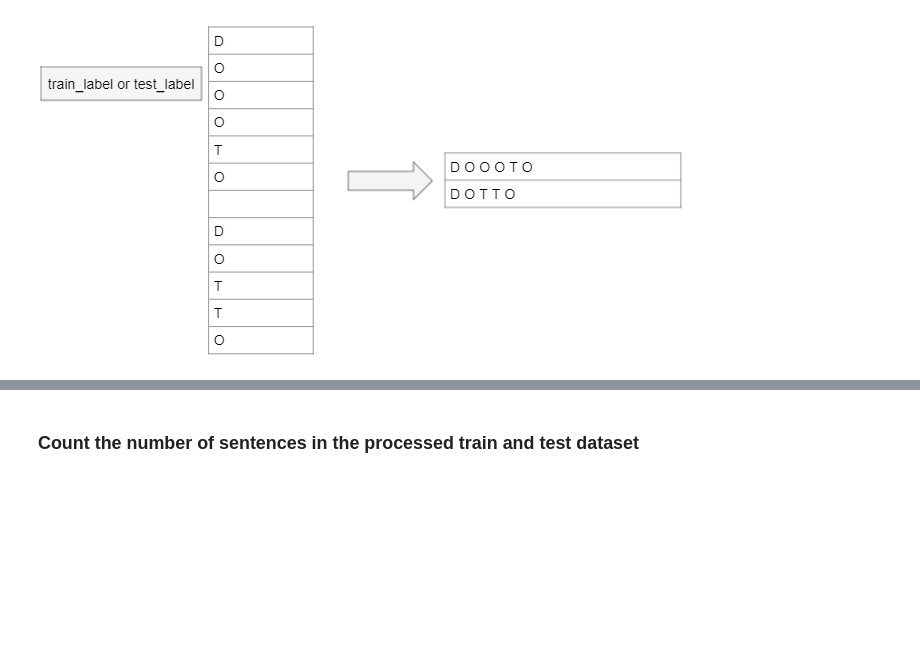
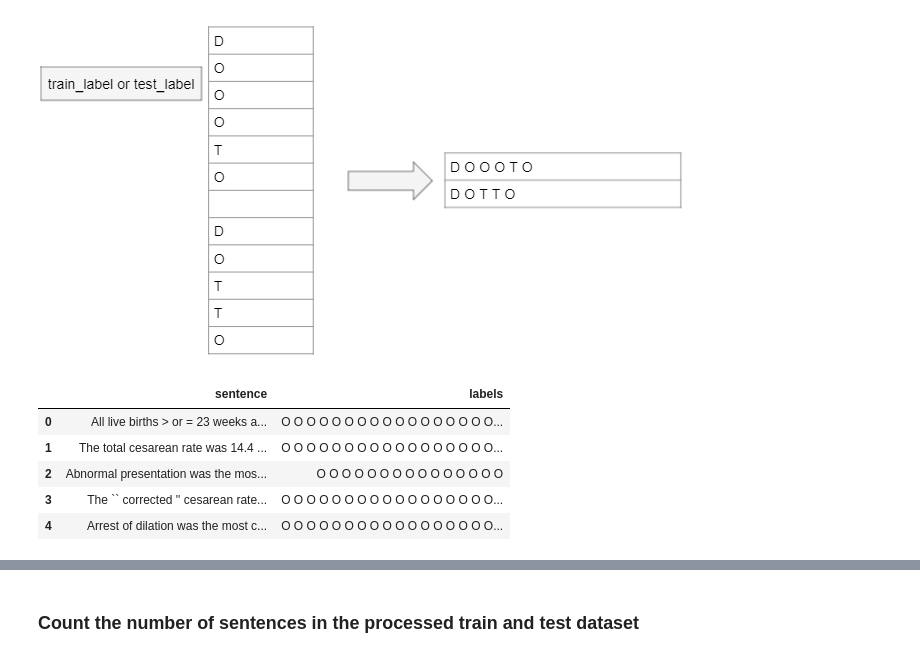
Before and after one commit to ayanmitra2021/NLP_Assignment, a Jupyter notebook: Assignment.ipynb, the cells around one changed output, grey strips where cells are left out. Cells and saved outputs as stored; diff of their text form; code cells hidden in the pictures; blank space fills up the shorter version.

```diff
--- a/Assignment.ipynb
+++ b/Assignment.ipynb
@@ -25,3 +43,54 @@ The dataset provided is in the form of one word per line. Let's understand the f
 ![image.png](embedded-picture-1)
 
 ![image.png](embedded-picture-2)
+# %%
+# create a function that returns a panda dataset with the two columns.
+# first column contains the complete sentence, while the second column contains the lables associated with each word
+
+import pandas as pd
+
+def create_dataset(sent_file, label_file):
+  with open(sent_file, 'r') as f_sent, open(label_file, 'r') as f_label:
+    sentences = []
+    labels_list = []
+    current_sentence = []
+    current_labels = []
+    for sent_line, label_line in zip(f_sent, f_label):
+      sent_line = sent_line.strip()
+      label_line = label_line.strip()
+      if not sent_line:
+        sentences.append(" ".join(current_sentence))
+        labels_list.append(" ".join(current_labels))
+        current_sentence = []
+        current_labels = []
+      else:
+        current_sentence.append(sent_line)
+        current_labels.append(label_line)
+
+    if current_sentence:  # Append the last sentence if the file doesn't end with a blank line
+        sentences.append(" ".join(current_sentence))
+        labels_list.append(" ".join(current_labels))
+
+  return pd.DataFrame({'sentence': sentences, 'labels': labels_list})
+# %%
+#use the function to read the train and test sentences and their associated lables.
+
+#reading the train sentences
+train_sent_file_path = '/content/sample_data/train_sent'
+train_label_file_path = '/content/sample_data/train_label'
+train_df = create_dataset(train_sent_file_path, train_label_file_path)
+
+#reading the test sentences
+test_sent_file_path = '/content/sample_data/test_sent'
+test_label_file_path = '/content/sample_data/test_label'
+test_df = create_dataset(test_sent_file_path, test_label_file_path)
+# %%
+#print the top 5 rows of the train set
+train_df.head()
+# %% [output]
+|  | sentence | labels |
+| 0 | All live births > or = 23 weeks a... | O O O O O O O O O O O O O O O O O... |
+| 1 | The total cesarean rate was 14.4 ... | O O O O O O O O O O O O O O O O O... |
+| 2 | Abnormal presentation was the mos... | O O O O O O O O O O O O O O O |
+| 3 | The `` corrected '' cesarean rate... | O O O O O O O O O O O O O O O O O... |
+| 4 | Arrest of dilation was the most c... | O O O O O O O O O O O O O O O O O... |
```
Also changed, not shown: parts of 10 cells of this notebook.
